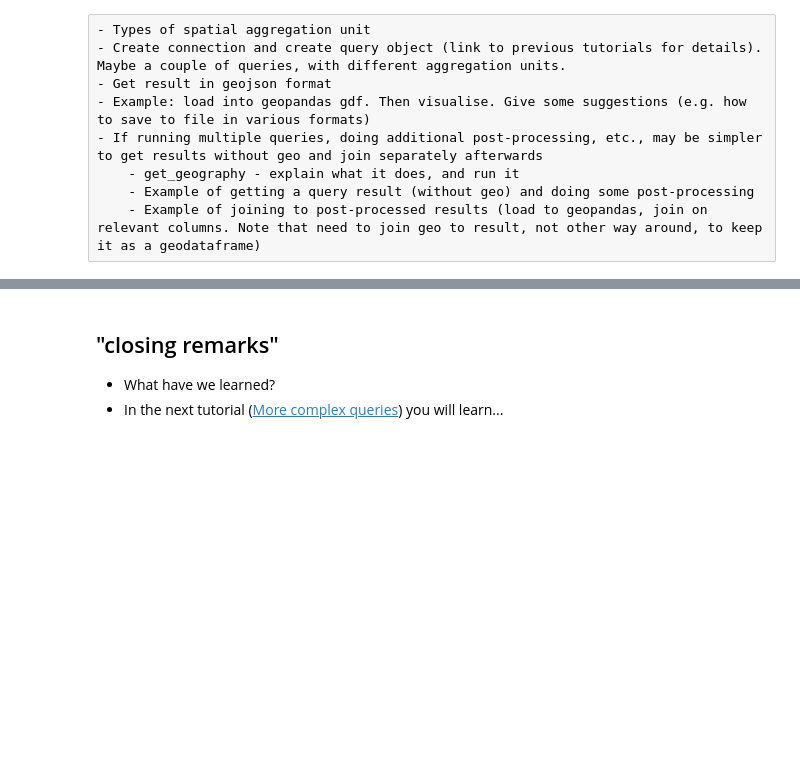
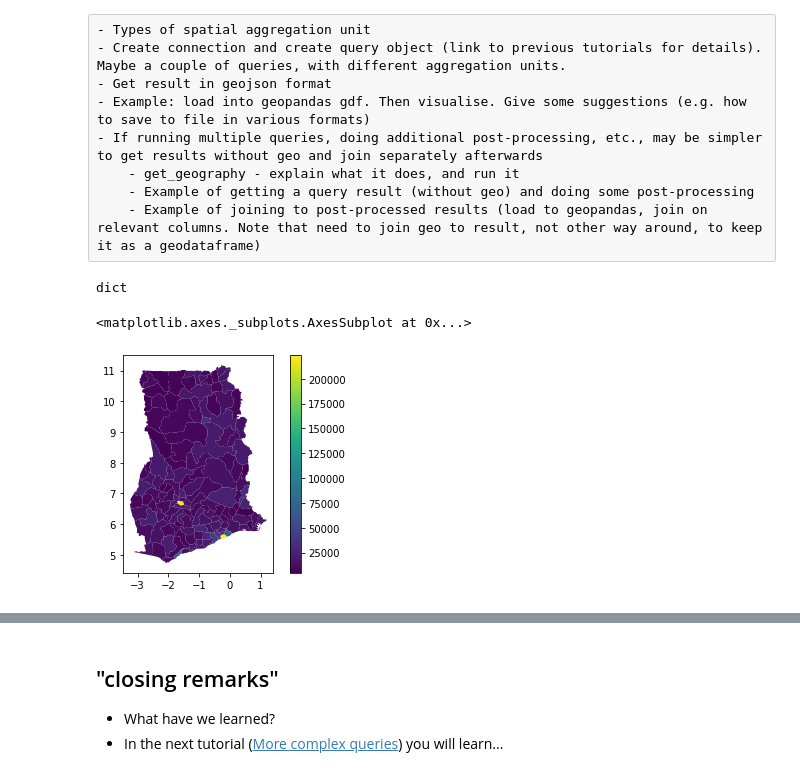
Before and after one commit to Flowminder/FlowKit-tutorials-Ghana, a Jupyter notebook: 03-geography.ipynb, the cells around one changed output, grey strips where cells are left out. Saved outputs shown, nothing was run; the diff lists cells and outputs as text; code cells hidden in the pictures; blank space fills up the shorter version.

```diff
--- a/03-geography.ipynb
+++ b/03-geography.ipynb
@@ -18,0 +22,27 @@ In this tutorial you will learn:
+# %%
+token =
+
+conn = fc.connect(
+    url="https://api.flowcloud-ghana.flowminder.org",
+    token=token,
+)
+# %%
+subscriber_counts_query = fc.unique_subscriber_counts(
+    connection=conn,
+    start_date="2016-01-01",
+    end_date="2016-01-02",
+    aggregation_unit="admin2",
+)
+# %%
+subscriber_counts_query_result_geojson = subscriber_counts_query.get_result(format="geojson")
+# %%
+type(subscriber_counts_query_result_geojson)
+# %% [output]
+dict
+# %%
+subscriber_counts_query_result_geopandas = gpd.GeoDataFrame.from_features(subscriber_counts_query_result_geojson)
+# %%
+subscriber_counts_query_result_geopandas.plot(column="value", legend=True)
+# %% [output]
+<matplotlib.axes._subplots.AxesSubplot at 0x...>
+[figure, added]
```
Also changed, not shown: parts of 14 cells of this notebook, 1 other file.
